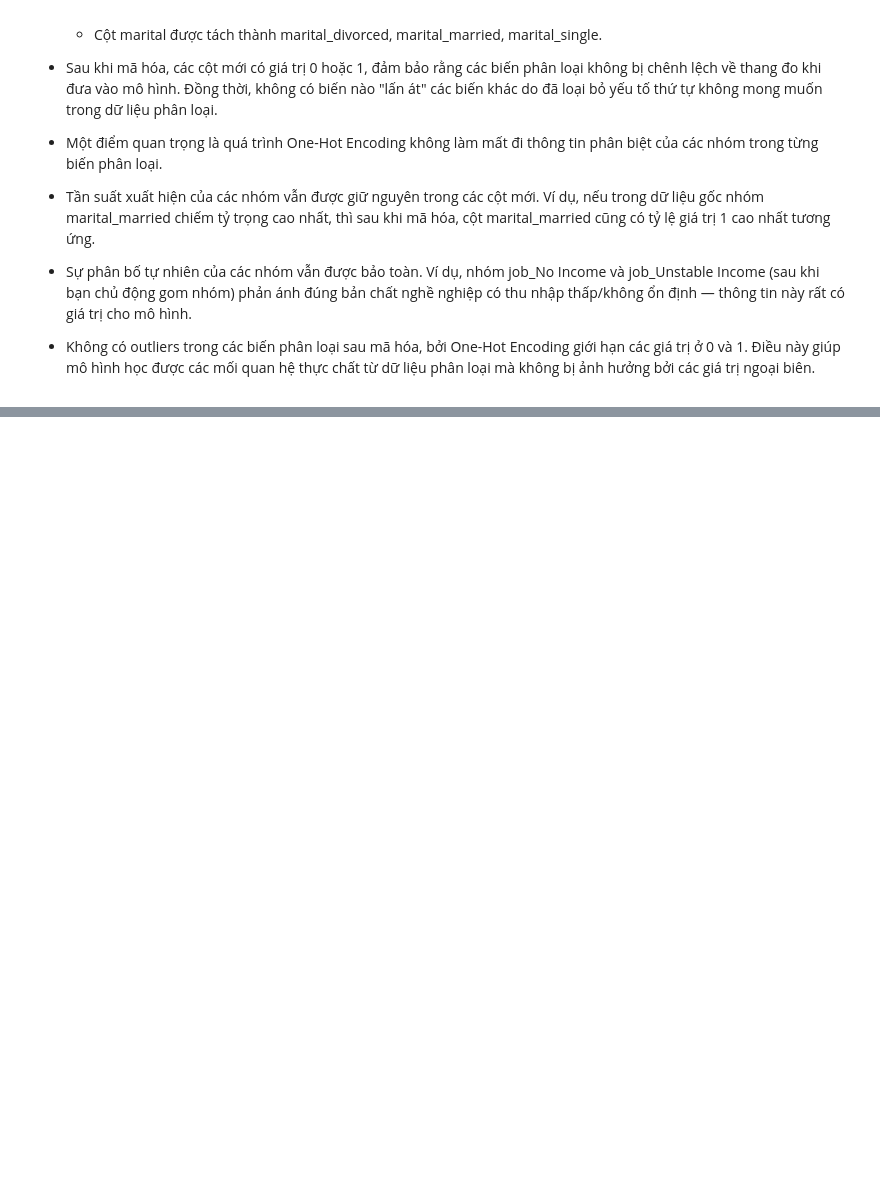
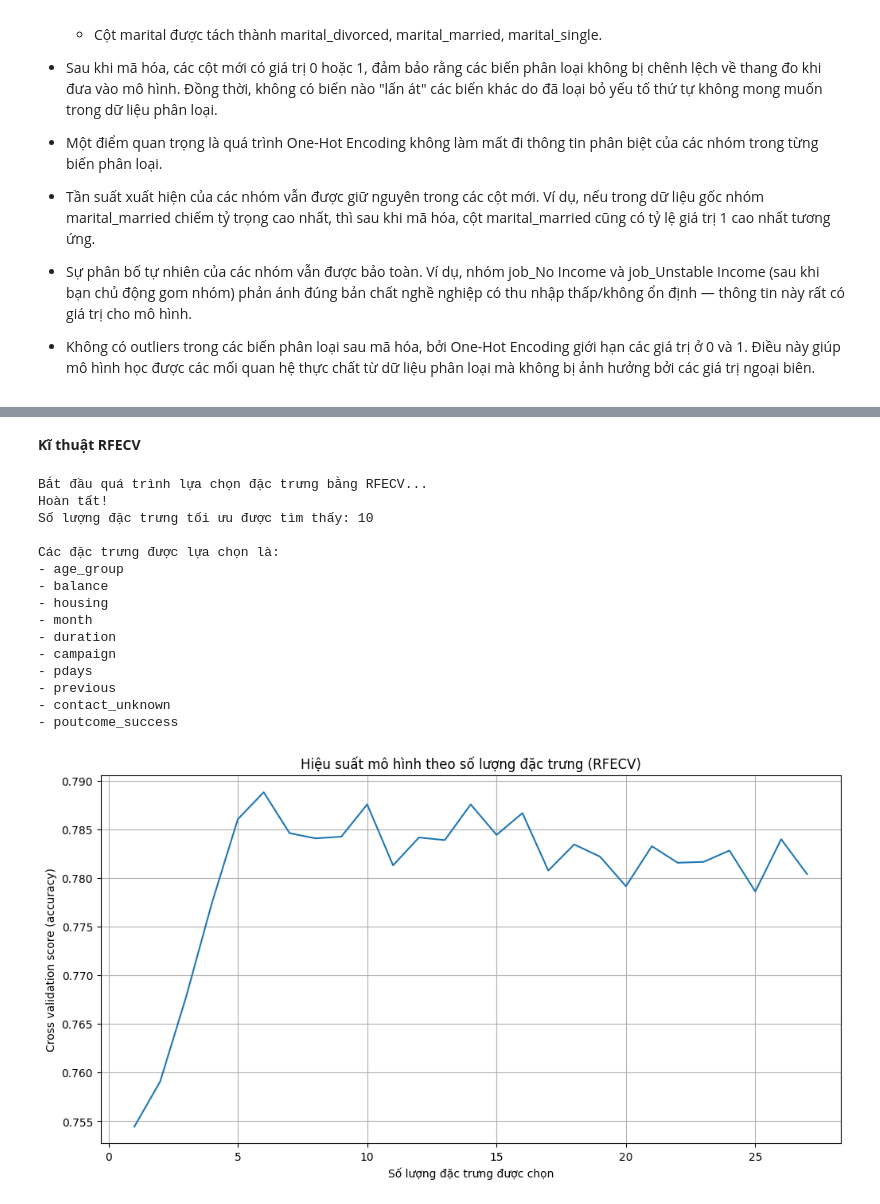
Before and after one commit to ThinhdanghocDE/BTL-AI, a Jupyter notebook: BTL_AI.ipynb, the cells around one changed output, grey strips where cells are left out. Cells and saved outputs as stored; diff of their text form; code cells hidden in the pictures; blank space fills up the shorter version.

Commit message:
Trích chọn đặc trưng

```diff
--- a/BTL_AI.ipynb
+++ b/BTL_AI.ipynb
@@ -1285,0 +1292,4 @@ Ví dụ, nhóm job_No Income và job_Unstable Income (sau khi bạn chủ độ
+# %%
+X = df.drop('deposit', axis=1)
+y = df['deposit']
+X.info()
@@ -1285,0 +1314,75 @@ Ví dụ, nhóm job_No Income và job_Unstable Income (sau khi bạn chủ độ
+# %% [markdown]
+**Kĩ thuật RFECV**
+# %%
+from sklearn.feature_selection import RFECV
+from sklearn.ensemble import RandomForestClassifier
+import matplotlib.pyplot as plt
+
+print("Bắt đầu quá trình lựa chọn đặc trưng bằng RFECV...")
+
+# 1. Khởi tạo mô hình ước lượng (Estimator)
+# Chúng ta sẽ dùng RandomForestClassifier vì nó cung cấp feature_importances_.
+# n_estimators=50 để chạy nhanh hơn một chút, random_state để kết quả có thể tái tạo.
+estimator = RandomForestClassifier(n_estimators=50, random_state=42)
+# 2. Khởi tạo RFECV
+#    - estimator: Mô hình dùng để đánh giá.
+#    - step=1: Mỗi lần loại bỏ 1 đặc trưng.
+#    - cv=5: Sử dụng kiểm định chéo 5-fold.
+#    - scoring='accuracy': Dùng độ chính xác làm thước đo hiệu suất.
+#    - min_features_to_select=5: Số đặc trưng tối thiểu muốn giữ lại.
+rfecv = RFECV(estimator=estimator,
+              step=1,
+              cv=5,
+              scoring='accuracy',
+              min_features_to_select=5,
+              n_jobs=-1) # Sử dụng tất cả các nhân CPU để tăng tốc
+
+# 3. Huấn luyện RFECV trên dữ liệu
+#    Đây là bước thực hiện quá trình lựa chọn đặc trưng
+rfecv.fit(X, y)
+
+print("Hoàn tất!")
+
+# 4. In kết quả
+print(f"Số lượng đặc trưng tối ưu được tìm thấy: {rfecv.n_features_}")
+
+# Lấy danh sách các đặc trưng được chọn
+selected_features = X.columns[rfecv.support_]
+print("\nCác đặc trưng được lựa chọn là:")
+for feature in selected_features:
+    print(f"- {feature}")
+
+# 5.Trực quan hóa kết quả kiểm định chéo
+plt.figure(figsize=(12, 6))
+plt.title('Hiệu suất mô hình theo số lượng đặc trưng (RFECV)')
+plt.xlabel("Số lượng đặc trưng được chọn")
+plt.ylabel("Cross validation score (accuracy)")
+plt.plot(range(1, len(rfecv.cv_results_['mean_test_score']) + 1), rfecv.cv_results_['mean_test_score'])
+plt.grid()
+plt.show()
+
+# Xem xếp hạng của tất cả các đặc trưng
+feature_ranking = pd.DataFrame({
+    'Feature': X.columns,
+    'Rank': rfecv.ranking_
+}).sort_values(by='Rank')
+
+print("\nXếp hạng của tất cả các đặc trưng (1 là được chọn):")
+print(feature_ranking.to_string())
+# %% [output]
+Bắt đầu quá trình lựa chọn đặc trưng bằng RFECV...
+Hoàn tất!
+Số lượng đặc trưng tối ưu được tìm thấy: 10
+
+Các đặc trưng được lựa chọn là:
+- age_group
+- balance
+- housing
+- month
+- duration
+- campaign
+- pdays
+- previous
+- contact_unknown
+- poutcome_success
+[figure, added]
```
Also changed, not shown: parts of 11 cells of this notebook.
